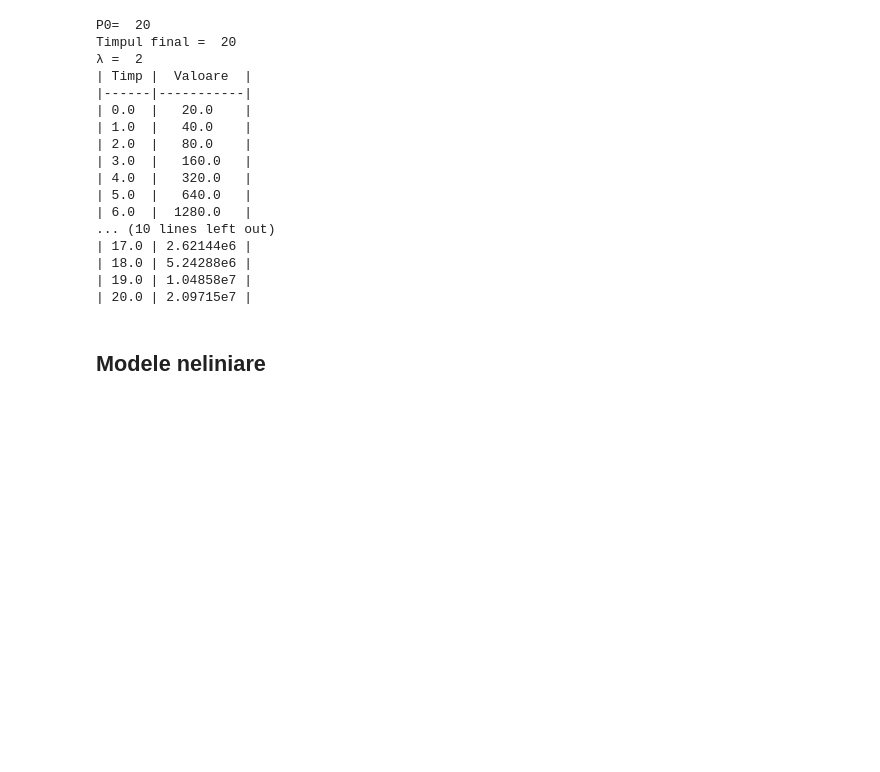
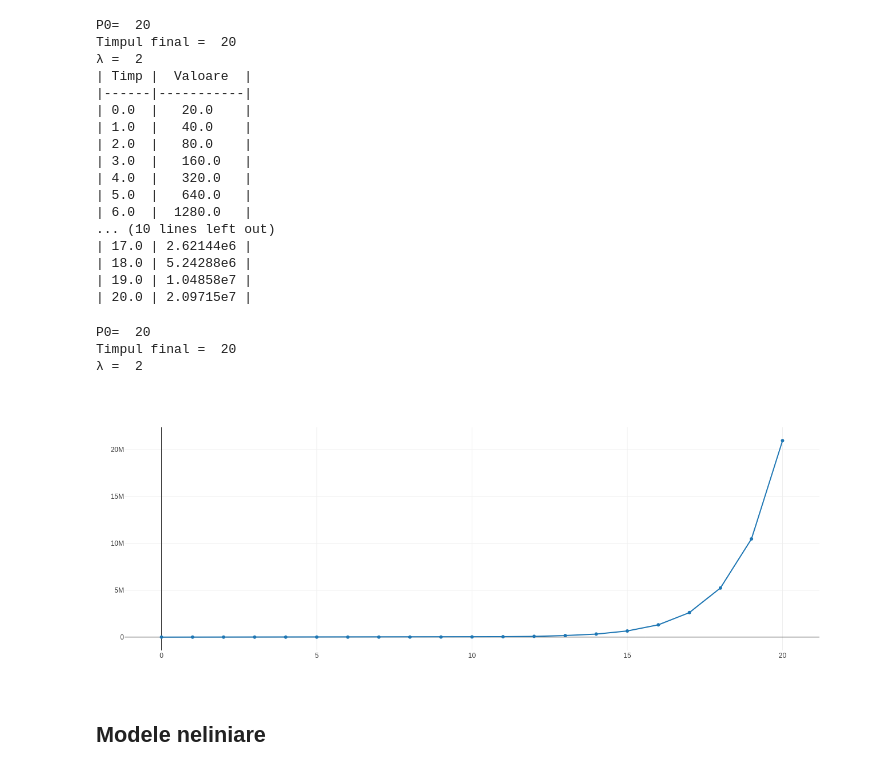
Before and after one commit to adhalanay/curs-biologie-2021, a Jupyter notebook: Cursul1.ipynb, the cells around one changed output. Cells and saved outputs as stored; diff of their text form; code cells hidden in the pictures; blank space fills up the shorter version.

```diff
--- a/Cursul1.ipynb
+++ b/Cursul1.ipynb
@@ -79,5 +79,25 @@ Timpul final =  20
 | 18.0 | 5.24288e6 |
 | 19.0 | 1.04858e7 |
 | 20.0 | 2.09715e7 |
+# %%
+using IJulia, PlotlyJS
+P = IJulia.readprompt("P0= ")
+P = parse(Float64, P)
+tstop = IJulia.readprompt("Timpul final = ")
+tstop = parse(Int64,tstop)
+λ = IJulia.readprompt("λ = ")
+λ = parse(Float64,λ)
+vals=[P]
+for t in 1:tstop
+    P=λ*P
+    append!(vals,P)
+end
+trace=scatter(x=collect(0:tstop),y=vals, mode="lines+markers", name="Nr. de indivizi")
+plot([trace],Layout(legend_title_text="Populație"))
+# %% [output]
+P0=  20
+Timpul final =  20
+λ =  2
+[figure, added]
 # %% [markdown]
 ## Modele neliniare
```
Also changed, not shown: parts of 3 cells of this notebook.
